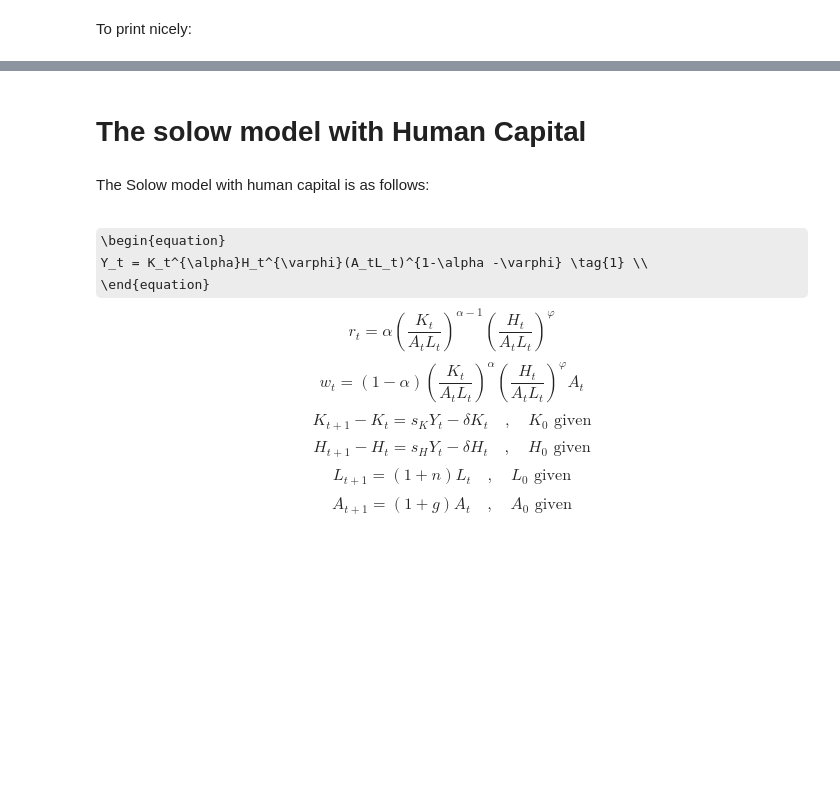
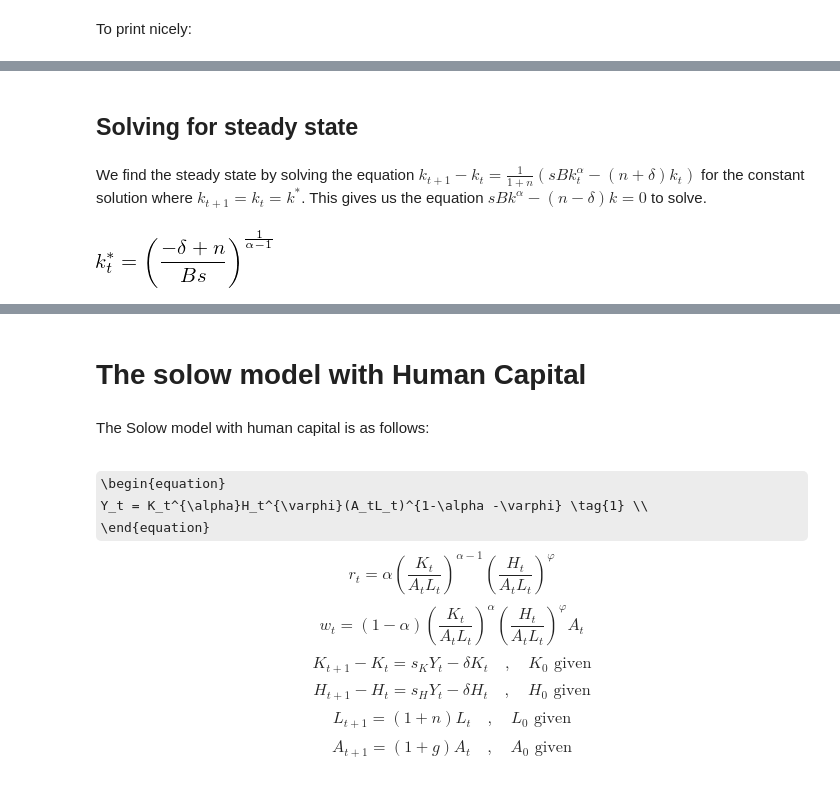
Before and after one commit to kzm266/projects-2019-anaconda-bois, a Jupyter notebook: modelproject/modelproject.ipynb, the cells around one changed output, grey strips where cells are left out. Cells and saved outputs as stored; diff of their text form; code cells hidden in the pictures; some formulas as TeX source; blank space fills up the shorter version.

```diff
--- a/modelproject/modelproject.ipynb
+++ b/modelproject/modelproject.ipynb
@@ -11,0 +81,9 @@ sm.init_printing(use_unicode=True)
+# %% [markdown]
+## Solving for steady state
+# %% [markdown]
+We find the steady state by solving the equation $k_{t+1}-k_t = \frac{1}{1+n} (sBk_t^{\alpha} -(n+\delta)k_t)$ for the constant solution where $k_{t+1} = k_t = k^*$. This gives us the equation $sBk^{\alpha} - (n-\delta)k = 0$ to solve.
+# %%
+ksteady = sm.solve(s*B*k**alpha-(n-delta)*k, k)[0]
+sm.Eq(kstar , ksteady)
+# %% [output]
+[figure, added]
```
Also changed, not shown: parts of 41 cells of this notebook.
